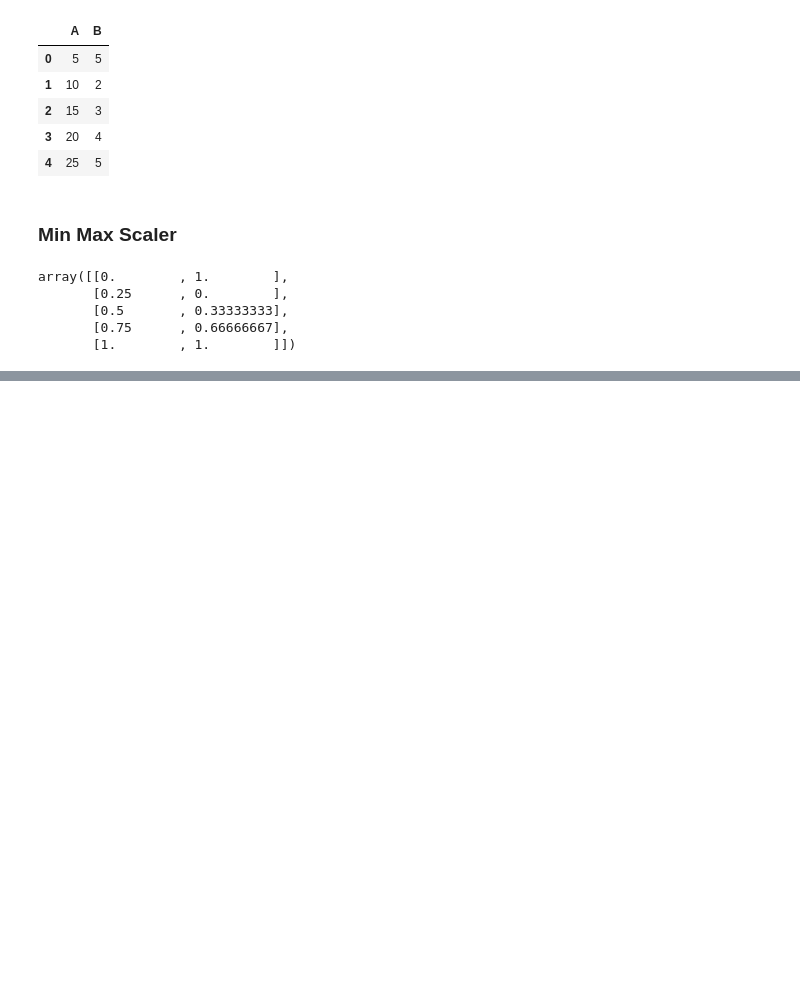
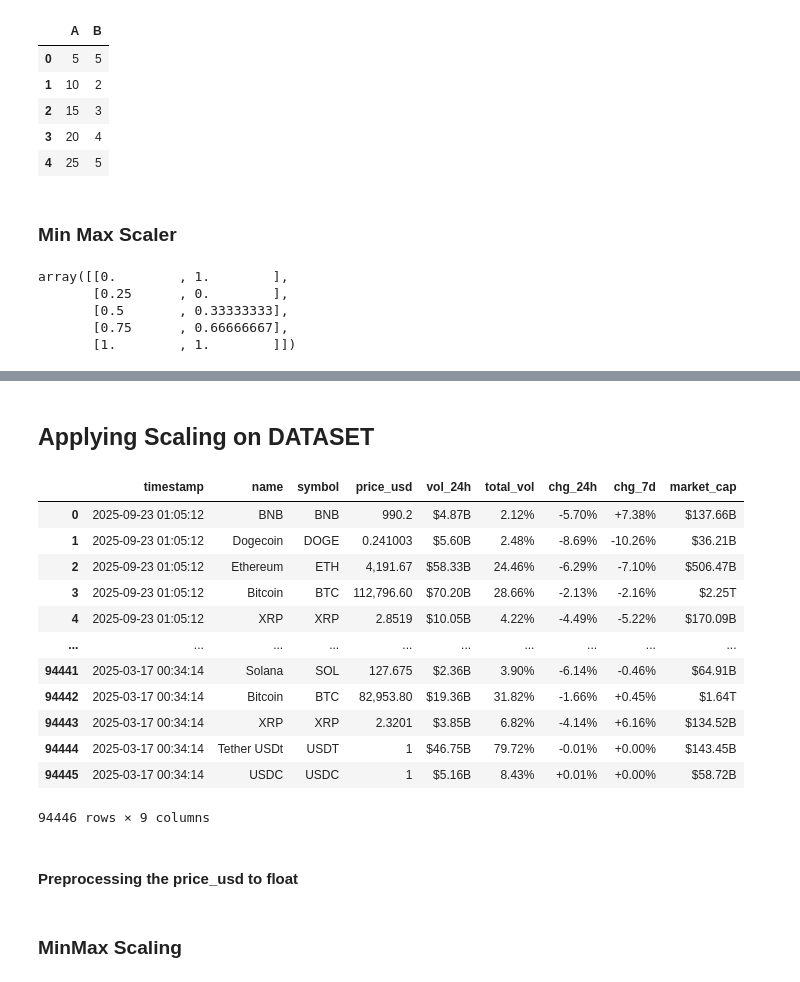
Before and after one commit to TETRAWasTaken/MonoRepo, a Jupyter notebook: DPEL/Assigment 6.ipynb, the cells around one changed output, grey strips where cells are left out. Saved outputs shown, nothing was run; the diff lists cells and outputs as text; code cells hidden in the pictures; blank space fills up the shorter version.

Commit message:
DPEL Ass 6

```diff
--- a/DPEL/Assigment 6.ipynb
+++ b/DPEL/Assigment 6.ipynb
@@ -30,0 +71,21 @@ array([[0.        , 1.        ],
+# %% [markdown]
+## Applying Scaling on DATASET
+# %%
+df = pd.read_csv("/workspaces/MonoRepo/DPEL/FILES/cryptocurrency.csv")
+df
+# %% [output]
+|  | timestamp | name | symbol | price_usd | vol_24h | total_vol | chg_24h | chg_7d | market_cap |
+| 0 | 2025-09-23 01:05:12 | BNB | BNB | 990.2 | $4.87B | 2.12% | -5.70% | +7.38% | $137.66B |
+| 1 | 2025-09-23 01:05:12 | Dogecoin | DOGE | 0.241003 | $5.60B | 2.48% | -8.69% | -10.26% | $36.21B |
+| 2 | 2025-09-23 01:05:12 | Ethereum | ETH | 4,191.67 | $58.33B | 24.46% | -6.29% | -7.10% | $506.47B |
+| 3 | 2025-09-23 01:05:12 | Bitcoin | BTC | 112,796.60 | $70.20B | 28.66% | -2.13% | -2.16% | $2.25T |
+| 4 | 2025-09-23 01:05:12 | XRP | XRP | 2.8519 | $10.05B | 4.22% | -4.49% | -5.22% | $170.09B |
+| ... | ... | ... | ... | ... | ... | ... | ... | ... | ... |
+| 94441 | 2025-03-17 00:34:14 | Solana | SOL | 127.675 | $2.36B | 3.90% | -6.14% | -0.46% | $64.91B |
+| 94442 | 2025-03-17 00:34:14 | Bitcoin | BTC | 82,953.80 | $19.36B | 31.82% | -1.66% | +0.45% | $1.64T |
+| 94443 | 2025-03-17 00:34:14 | XRP | XRP | 2.3201 | $3.85B | 6.82% | -4.14% | +6.16% | $134.52B |
+| 94444 | 2025-03-17 00:34:14 | Tether USDt | USDT | 1 | $46.75B | 79.72% | -0.01% | +0.00% | $143.45B |
+| 94445 | 2025-03-17 00:34:14 | USDC | USDC | 1 | $5.16B | 8.43% | +0.01% | +0.00% | $58.72B |
+94446 rows × 9 columns
+# %% [markdown]
+#### Preprocessing the price_usd to float
@@ -30,0 +118,2 @@ array([[0.        , 1.        ],
+# %% [markdown]
+### MinMax Scaling
```
Also changed, not shown: parts of 12 cells of this notebook, 1 other file.
